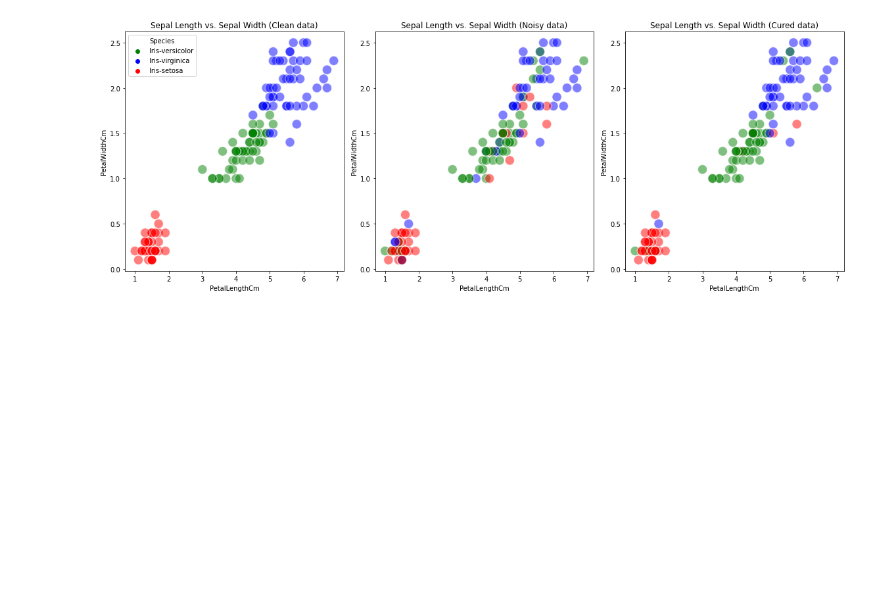
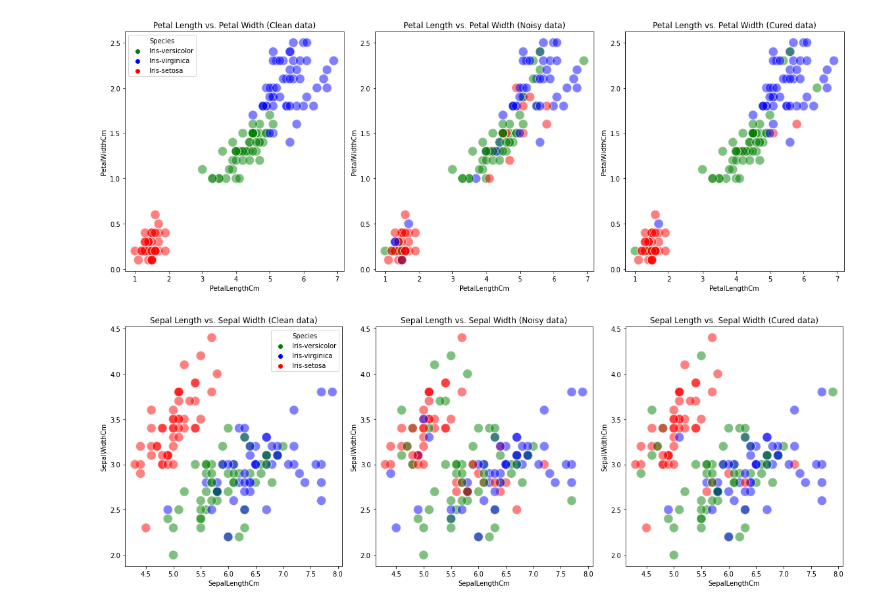
Before and after one commit to Docta-ai/IJCAI-tutorial, a Jupyter notebook: Sec2_Est_Detect.ipynb, the cells around one changed output. Cells and saved outputs as stored; diff of their text form; code cells hidden in the pictures; blank space fills up the shorter version.

```diff
--- a/Sec2_Est_Detect.ipynb
+++ b/Sec2_Est_Detect.ipynb
@@ -583,3 +593,28 @@ plt.tight_layout()  # Adjust the spacing between subplots
 plt.show()
 # %% [output]
 [figure]
+# %%
+import matplotlib.pyplot as plt
+import seaborn as sns
+
+color_mapping = {"Iris-setosa": "red", "Iris-versicolor": "green", "Iris-virginica": "blue"}
+fig = plt.figure(figsize=(16, 6))  # Create a figure
+# SepalLengthCm v.s. SepalWidthCm
+ax1 = plt.subplot(131)
+sns.scatterplot(data=clean_iris, x="SepalLengthCm", y="SepalWidthCm", hue="Species", palette=color_mapping, ax=ax1, s=200, alpha=0.5)
+ax1.set_title("Sepal Length vs. Sepal Width (Clean data)")
+
+color_mapping_noise = {1: "green", 2: "blue", 0: "red"}
+
+ax2 = plt.subplot(132)
+sns.scatterplot(data=noisy_df, x="SepalLengthCm", y="SepalWidthCm", hue="target", palette=color_mapping_noise,  ax=ax2, legend=False, s=200, alpha=0.5)
+ax2.set_title("Sepal Length vs. Sepal Width (Noisy data)")
+
+ax3 = plt.subplot(133)
+sns.scatterplot(data=noisy_df, x="SepalLengthCm", y="SepalWidthCm", hue="docta_labels", palette=color_mapping_noise,  ax=ax3, legend=False, s=200, alpha=0.5)
+ax3.set_title("Sepal Length vs. Sepal Width (Cured data)")
+
+plt.tight_layout()  # Adjust the spacing between subplots
+plt.show()
+# %% [output]
+[figure, added]
```
Also changed, not shown: parts of 9 cells of this notebook, 2 other files.
